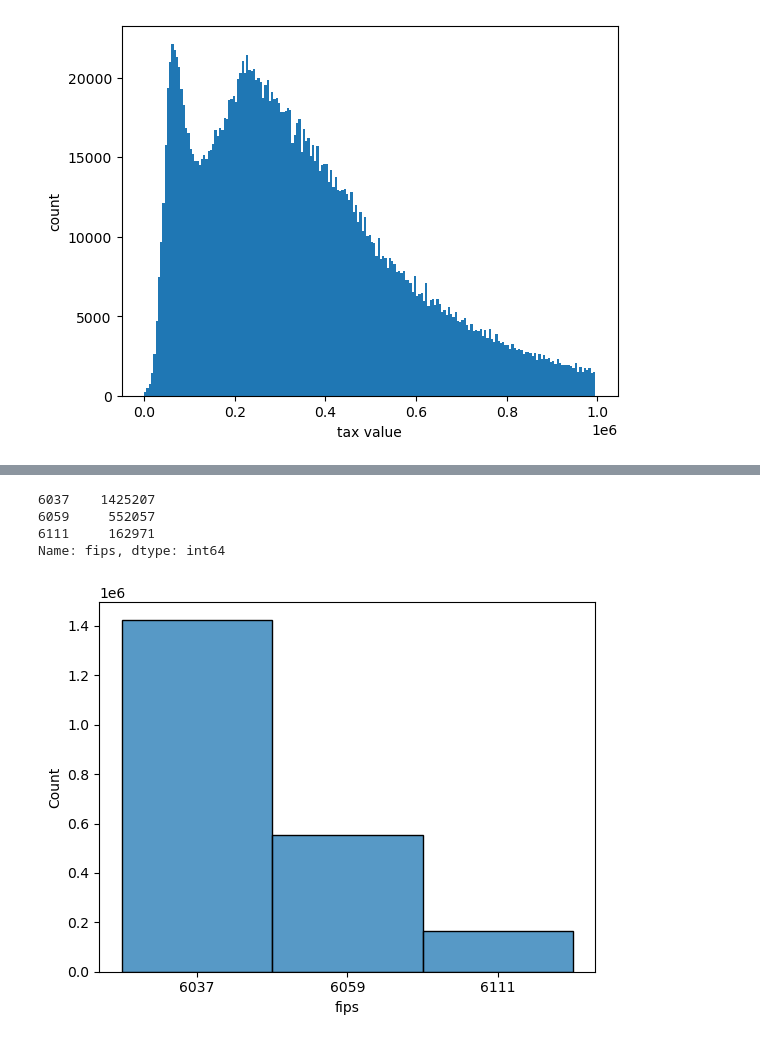
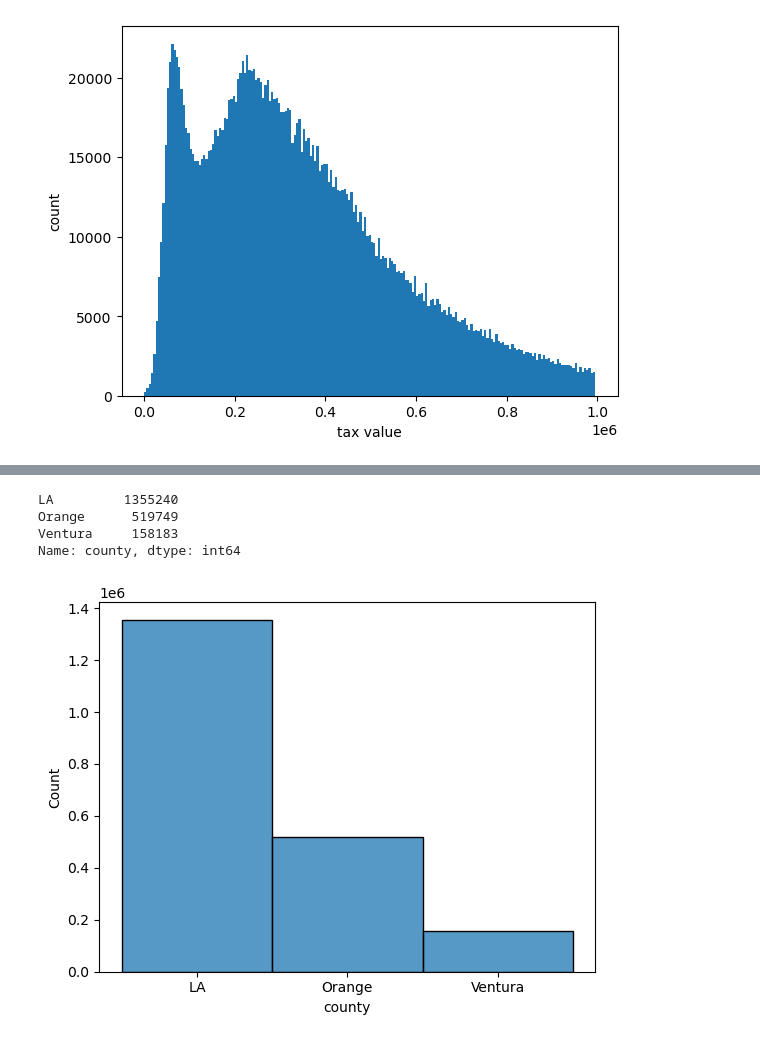
Before and after one commit to corey-hermesch/regression-exercises, a Jupyter notebook: wrangle_notebook.ipynb, the cells around one changed output, grey strips where cells are left out. Cells and saved outputs as stored; diff of their text form; code cells hidden in the pictures.

```diff
--- a/wrangle_notebook.ipynb
+++ b/wrangle_notebook.ipynb
@@ -137,19 +236,19 @@ plt.show()
 # %%
-df.fips.value_counts()
+df.county.value_counts()
 # %% [output]
-6037    1425207
-6059     552057
-6111     162971
-Name: fips, dtype: int64
+LA         1355240
+Orange      519749
+Ventura     158183
+Name: county, dtype: int64
 # %%
 # fips is more of a categorical variable; casting it as a string made it work better with histplot
-# fips has only 3 unique values: 6037, 6059, 6111
-sns.histplot(data=df.fips)
+# fips has only 3 unique values: 6037 ('LA'), 6059 ('Orange') , 6111 ('Ventura')
+sns.histplot(data=df.county)
 # plt.ylabel('count')
 # plt.xlabel('fips')
 plt.show()
 # %% [output]
-[figure, old version]
+[figure, new version]
 # %%
 # I wasn't supposed to do this until after splitting!
 # mean values for each column broken down by fips code
```
Also changed, not shown: parts of 28 cells of this notebook, 2 other files.
